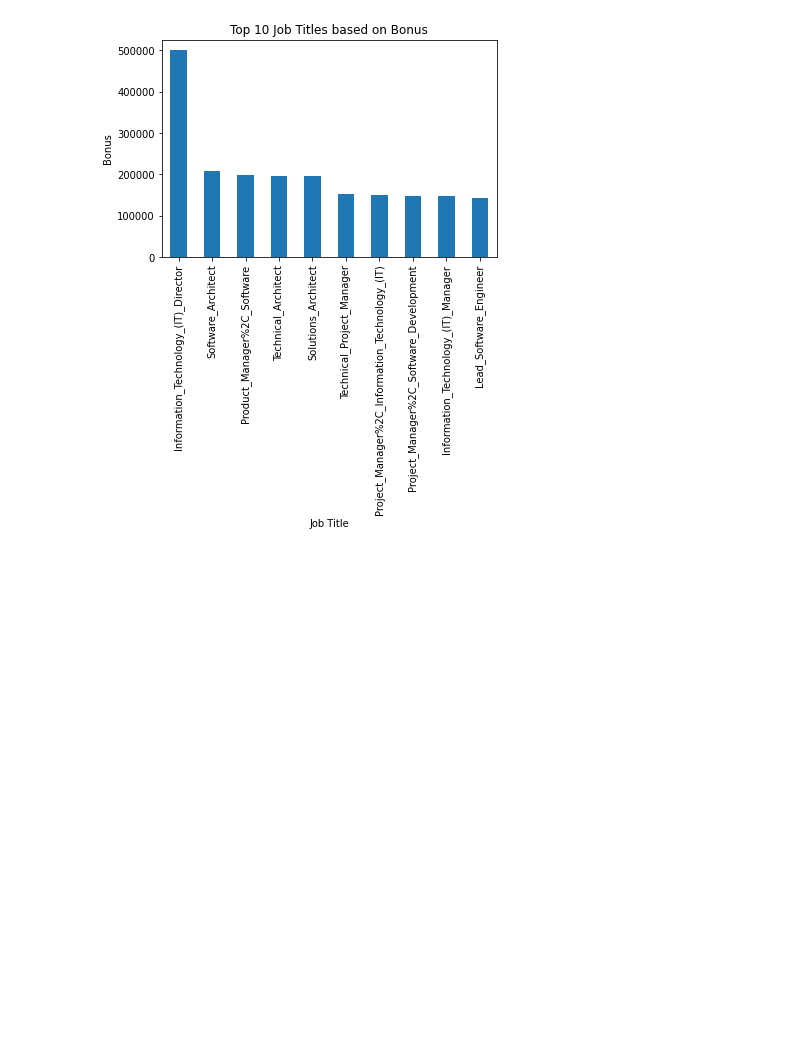
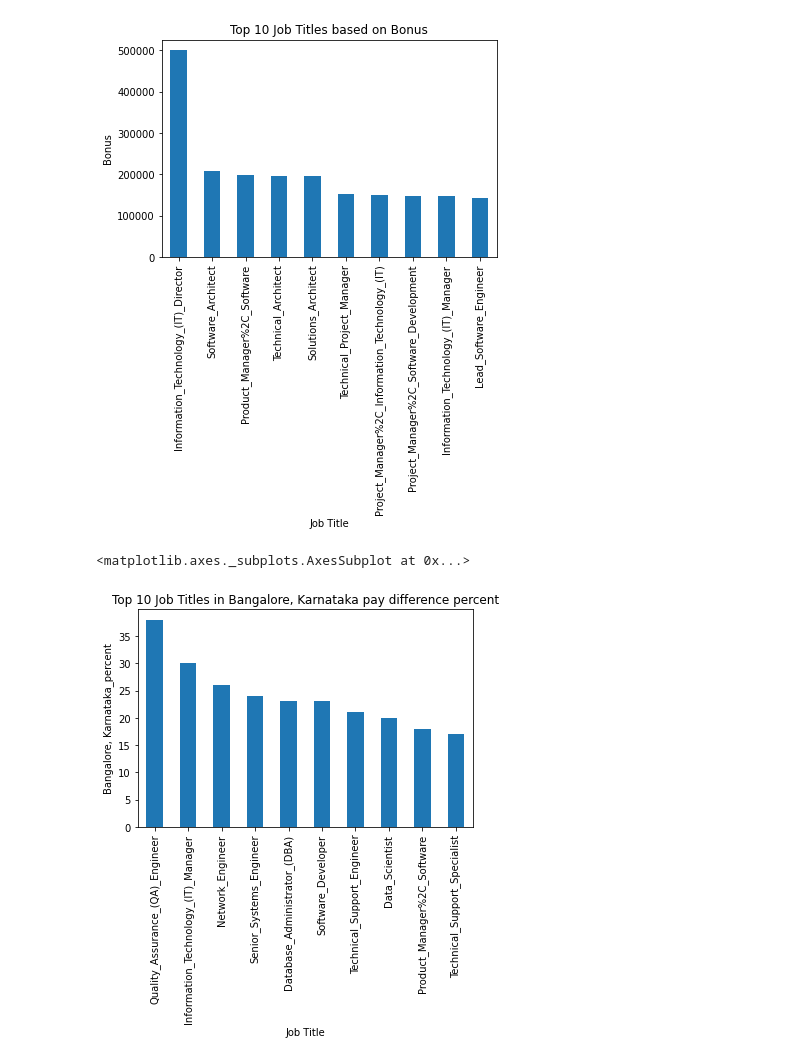
Before and after one commit to saigirishgilly98/Major_Project, a Jupyter notebook: WebScraping.ipynb, the cells around one changed output. Cells and saved outputs as stored; diff of their text form; code cells hidden in the pictures; blank space fills up the shorter version.

```diff
--- a/WebScraping.ipynb
+++ b/WebScraping.ipynb
@@ -505,3 +505,7 @@ A value is trying to be set on a copy of a slice from a DataFrame.
 Try using .loc[row_indexer,col_indexer] = value instead
 
 See the caveats in the documentation: https://pandas.pydata.org/pandas-docs/stable/user_guide/indexing.html#returning-a-view-versus-a-copy
+# %%
+for i in range(len(result.columns)):
+  if result.columns[i] == '1yr':
+    print(i)
@@ -507,0 +514,25 @@ See the caveats in the documentation: https://pandas.pydata.org/pandas-docs/stab
+# %%
+# Bangalore, Karnataka_percent type conversion
+for i in range(len(result)):
+  result.iloc[i, 70] = result.iloc[i, 70][:-1]
+result['Bangalore, Karnataka_percent'] = result['Bangalore, Karnataka_percent'].astype(str).astype(int)
+
+# Hyderabad, Andhra Pradesh_percent type conversion
+for i in range(len(result)):
+  result.iloc[i, 71] = result.iloc[i, 71][:-1]
+result['Hyderabad, Andhra Pradesh_percent'] = result['Hyderabad, Andhra Pradesh_percent'].astype(str).astype(int)
+
+# Chennai, Tamil Nadu_percent type conversion
+for i in range(len(result)):
+  result.iloc[i, 72] = result.iloc[i, 72][:-1]
+result['Chennai, Tamil Nadu_percent'] = result['Chennai, Tamil Nadu_percent'].astype(str).astype(int)
+
+# New Delhi, Delhi_percent type conversion
+for i in range(len(result)):
+  result.iloc[i, 75] = result.iloc[i, 75][:-1]
+result['New Delhi, Delhi_percent'] = result['New Delhi, Delhi_percent'].astype(str).astype(int)
+
+# Mumbai, Maharashtra_percent type conversion
+for i in range(len(result)):
+  result.iloc[i, 76] = result.iloc[i, 76][:-1]
+result['Mumbai, Maharashtra_percent'] = result['Mumbai, Maharashtra_percent'].astype(str).astype(int)
@@ -535,3 +588,8 @@ result.set_index('Job Title').sort_values('Bonus', ascending=False)['Bonus'].hea
 # %% [output]
 <matplotlib.axes._subplots.AxesSubplot at 0x...>
 [figure]
+# %%
+result.set_index('Job Title').sort_values('Bangalore, Karnataka_percent', ascending=False)['Bangalore, Karnataka_percent'].head(10).plot(kind='bar', xlabel='Job Title', ylabel='Bangalore, Karnataka_percent', title='Top 10 Job Titles in Bangalore, Karnataka pay difference percent')
+# %% [output]
+<matplotlib.axes._subplots.AxesSubplot at 0x...>
+[figure, added]
```
Also changed, not shown: parts of 9 cells of this notebook.
